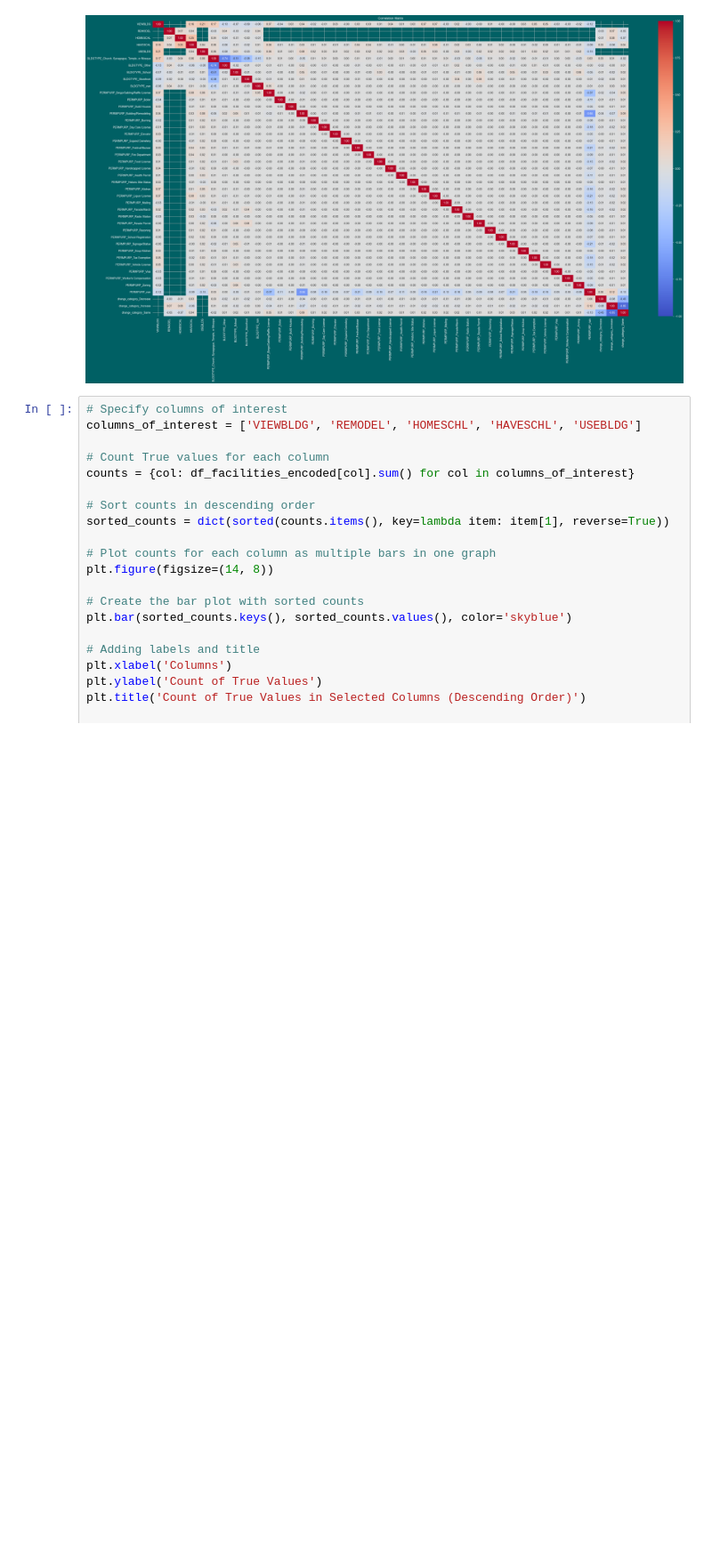
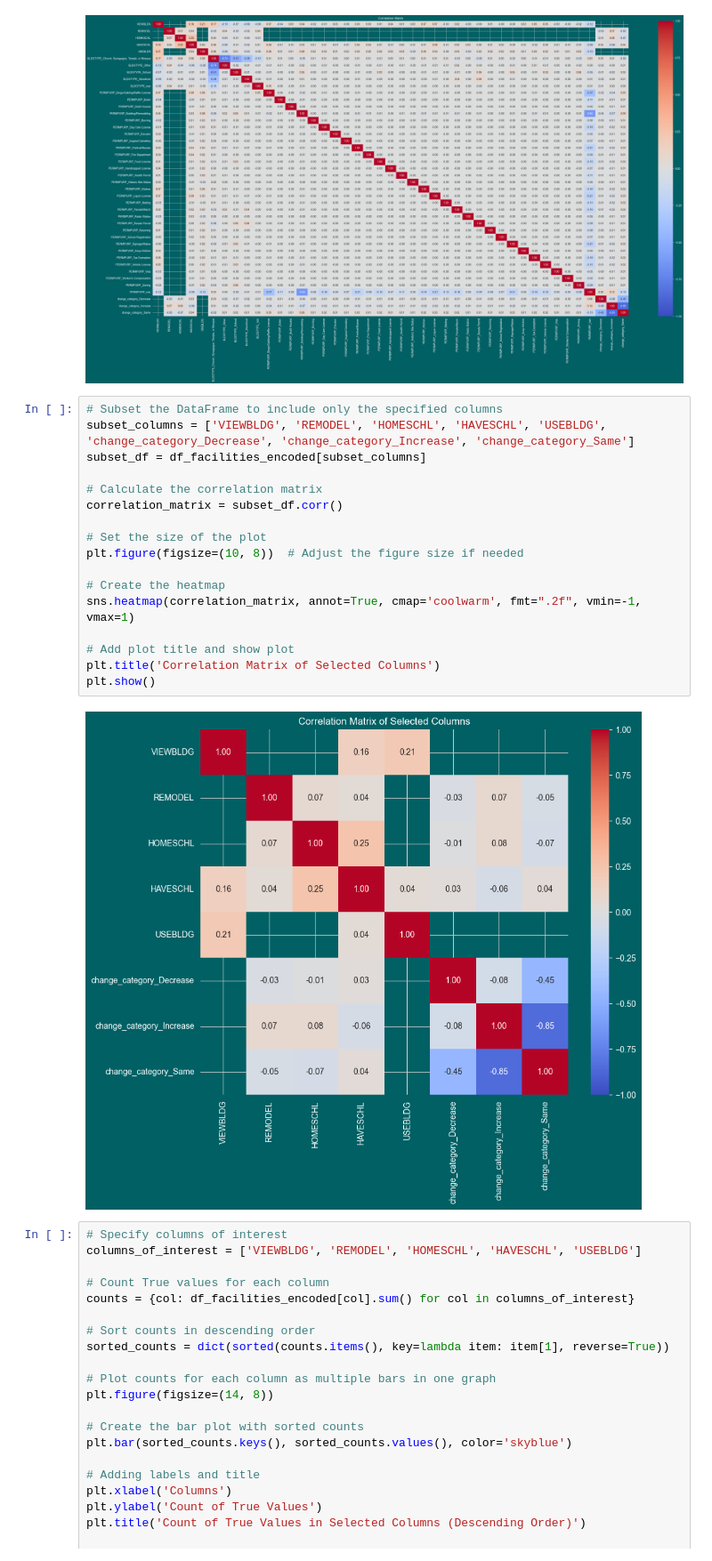
Before and after one commit to NRSchaaf/unlocking-church-growth, a Jupyter notebook: notebook/facilities_analysis.ipynb, the cells around one changed output. Shown at 89% size. Cells and saved outputs as stored; diff of their text form; blank space fills up the shorter version.

```diff
--- a/notebook/facilities_analysis.ipynb
+++ b/notebook/facilities_analysis.ipynb
@@ -165,6 +165,25 @@ plt.title('Correlation Matrix')
 plt.show()
 # %% [output]
 [figure]
+# %%
+# Subset the DataFrame to include only the specified columns
+subset_columns = ['VIEWBLDG', 'REMODEL', 'HOMESCHL', 'HAVESCHL', 'USEBLDG', 'change_category_Decrease', 'change_category_Increase', 'change_category_Same']
+subset_df = df_facilities_encoded[subset_columns]
+
+# Calculate the correlation matrix
+correlation_matrix = subset_df.corr()
+
+# Set the size of the plot
+plt.figure(figsize=(10, 8))  # Adjust the figure size if needed
+
+# Create the heatmap
+sns.heatmap(correlation_matrix, annot=True, cmap='coolwarm', fmt=".2f", vmin=-1, vmax=1)
+
+# Add plot title and show plot
+plt.title('Correlation Matrix of Selected Columns')
+plt.show()
+# %% [output]
+[figure, added]
 # %%
 # Specify columns of interest
 columns_of_interest = ['VIEWBLDG', 'REMODEL', 'HOMESCHL', 'HAVESCHL', 'USEBLDG']
```
Also changed, not shown: parts of 2 cells of this notebook, 5 other files.
